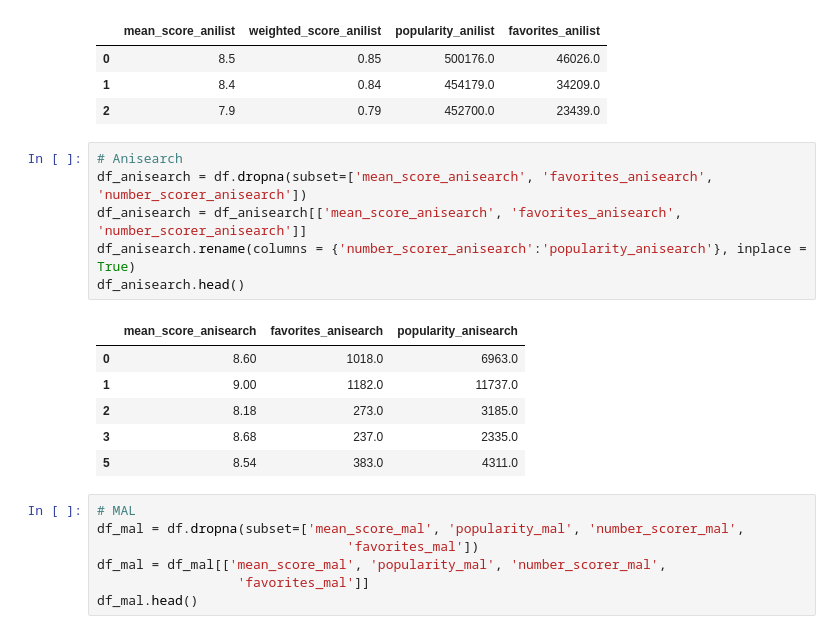
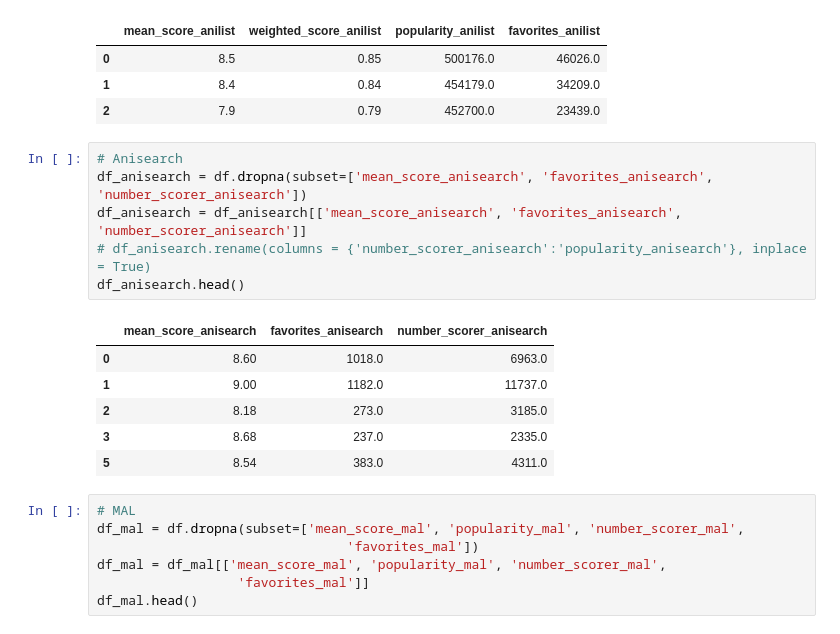
Before and after one commit to mrcuongtroll/Anime-Analysis, a Jupyter notebook: Analysis/Distribution_and_Correlation.ipynb, the cells around one changed output. Saved outputs shown, nothing was run; the diff lists cells and outputs as text.

```diff
--- a/Analysis/Distribution_And_Correlation.ipynb
+++ b/Analysis/Distribution_and_Correlation.ipynb
@@ -238,11 +238,11 @@ df_anilist.head(3)
 # %%
 # Anisearch
 df_anisearch = df.dropna(subset=['mean_score_anisearch', 'favorites_anisearch', 'number_scorer_anisearch'])
 df_anisearch = df_anisearch[['mean_score_anisearch', 'favorites_anisearch', 'number_scorer_anisearch']]
-df_anisearch.rename(columns = {'number_scorer_anisearch':'popularity_anisearch'}, inplace = True)
+# df_anisearch.rename(columns = {'number_scorer_anisearch':'popularity_anisearch'}, inplace = True)
 df_anisearch.head()
 # %% [output]
-|  | mean_score_anisearch | favorites_anisearch | popularity_anisearch |
+|  | mean_score_anisearch | favorites_anisearch | number_scorer_anisearch |
 | 0 | 8.60 | 1018.0 | 6963.0 |
 | 1 | 9.00 | 1182.0 | 11737.0 |
 | 2 | 8.18 | 273.0 | 3185.0 |
```
Also changed, not shown: parts of 4 cells of this notebook, 5 other files.
